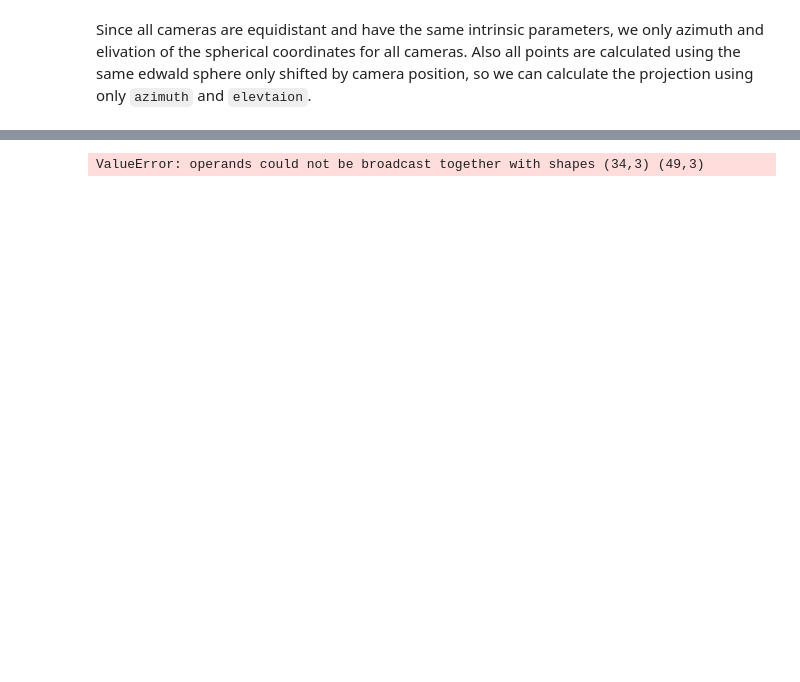
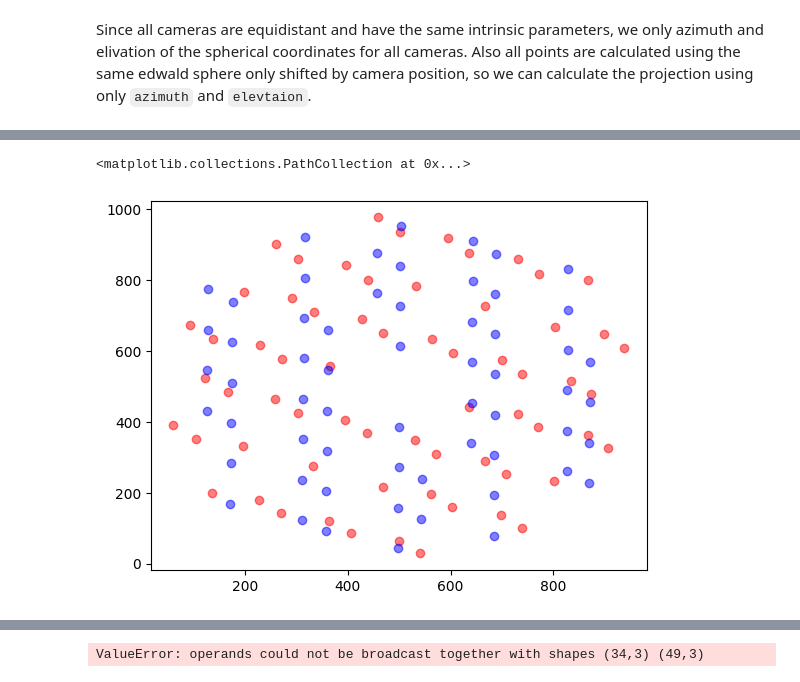
Before and after one commit to EvgenyGorelik/geometric-diffraction-analysis, a Jupyter notebook: notebooks/bundle_adjustment.ipynb, the cells around one changed output, grey strips where cells are left out. Saved outputs shown, nothing was run; the diff lists cells and outputs as text; code cells hidden in the pictures; blank space fills up the shorter version.

```diff
--- a/notebooks/bundle_adjustment.ipynb
+++ b/notebooks/bundle_adjustment.ipynb
@@ -488,0 +1944,15 @@ array([[-0.794 , -0.0639,  0.8043],
+# %%
+T_extrinsics = extrinsics_from_angles(azimuth, elevation, roll, wavelength)
+projection_a = calculate_projection(reflections, T_extrinsics, K_intrinsic, radius=1 / wavelength * 0.1, tolerance=excitation_error)
+plt.scatter(projection_a[0], projection_a[1], color="red", alpha=0.5)
+
+
+azimuth_delta = 0.1
+elevation_delta = 0.1
+roll_delta = 0.1
+T_extrinsics = extrinsics_from_angles(azimuth + azimuth_delta, elevation + elevation_delta, roll + roll_delta, wavelength)
+projection_b = calculate_projection(reflections, T_extrinsics, K_intrinsic, radius=1 / wavelength * 0.1, tolerance=excitation_error)
+plt.scatter(projection_b[0], projection_b[1], color="blue", alpha=0.5)
+# %% [output]
+<matplotlib.collections.PathCollection at 0x...>
+[figure, added]
```
Also changed, not shown: parts of 31 cells of this notebook, 4 other files.
